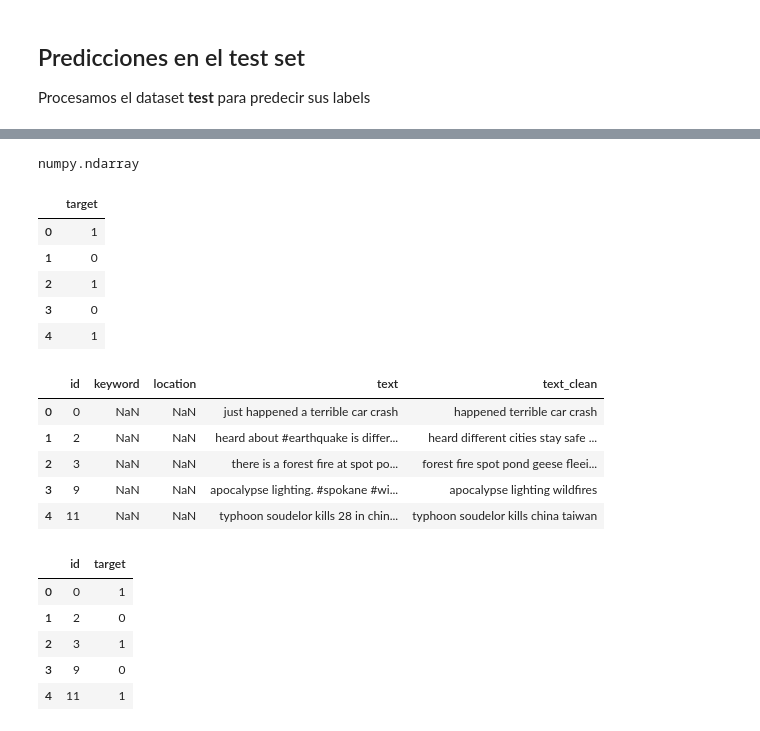
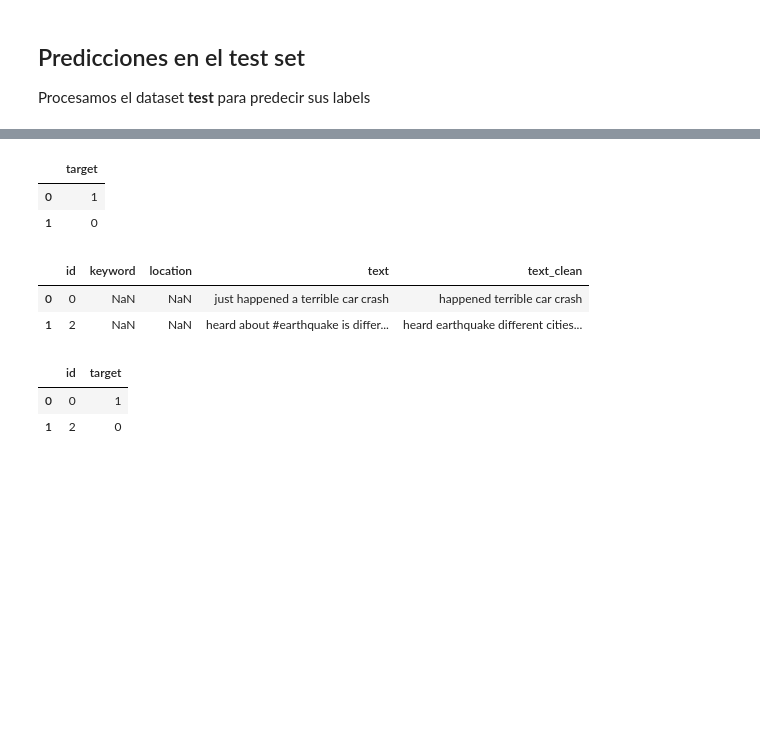
Before and after one commit to marianavinyolas/TP2-Organizacion-de-datos, a Jupyter notebook: NLP-NN.ipynb, the cells around one changed output, grey strips where cells are left out. Drawn from its saved outputs; the diff is of its cells as text; code cells hidden in the pictures; blank space fills up the shorter version.

```diff
--- a/NLP-NN.ipynb
+++ b/NLP-NN.ipynb
@@ -46,7 +46,7 @@ def clean_str(string):
     string = re.sub(r'https?\://\S+', '', string)
     string = re.sub(r'http?\://\S+', '', string)
     string = re.sub(r'@\w*\s', '', string)
-    string = re.sub(r'#\w*\s', '', string)
+#     string = re.sub(r'#\w*\s', '', string)
     string = re.sub(r'\d', '', string)
     return string
 
@@ -238,4 +244,0 @@ array([[1],
-# %%
-type(classes)
-# %% [output]
-numpy.ndarray
@@ -245,23 +245,17 @@ numpy.ndarray
 # %%
 classes = pd.DataFrame(classes, columns=[ 'target'] )
 # %%
-classes.head()
+classes.head(2)
 # %% [output]
 |  | target |
 | 0 | 1 |
 | 1 | 0 |
-| 2 | 1 |
-| 3 | 0 |
-| 4 | 1 |
 # %%
-test.head()
+test.head(2)
 # %% [output]
 |  | id | keyword | location | text | text_clean |
 | 0 | 0 | NaN | NaN | just happened a terrible car crash | happened terrible car crash |
-| 1 | 2 | NaN | NaN | heard about #earthquake is differ... | heard different cities stay safe ... |
-| 2 | 3 | NaN | NaN | there is a forest fire at spot po... | forest fire spot pond geese fleei... |
-| 3 | 9 | NaN | NaN | apocalypse lighting. #spokane #wi... | apocalypse lighting wildfires |
-| 4 | 11 | NaN | NaN | typhoon soudelor kills 28 in chin... | typhoon soudelor kills china taiwan |
+| 1 | 2 | NaN | NaN | heard about #earthquake is differ... | heard earthquake different cities... |
 # %%
 test['target'] = classes['target']
 # %%
@@ -271,10 +263,7 @@ results.drop()
 # %%
-results.head()
+results.head(2)
 # %% [output]
 |  | id | target |
 | 0 | 0 | 1 |
 | 1 | 2 | 0 |
-| 2 | 3 | 1 |
-| 3 | 9 | 0 |
-| 4 | 11 | 1 |
 # %%
```
Also changed, not shown: parts of 19 cells of this notebook.
